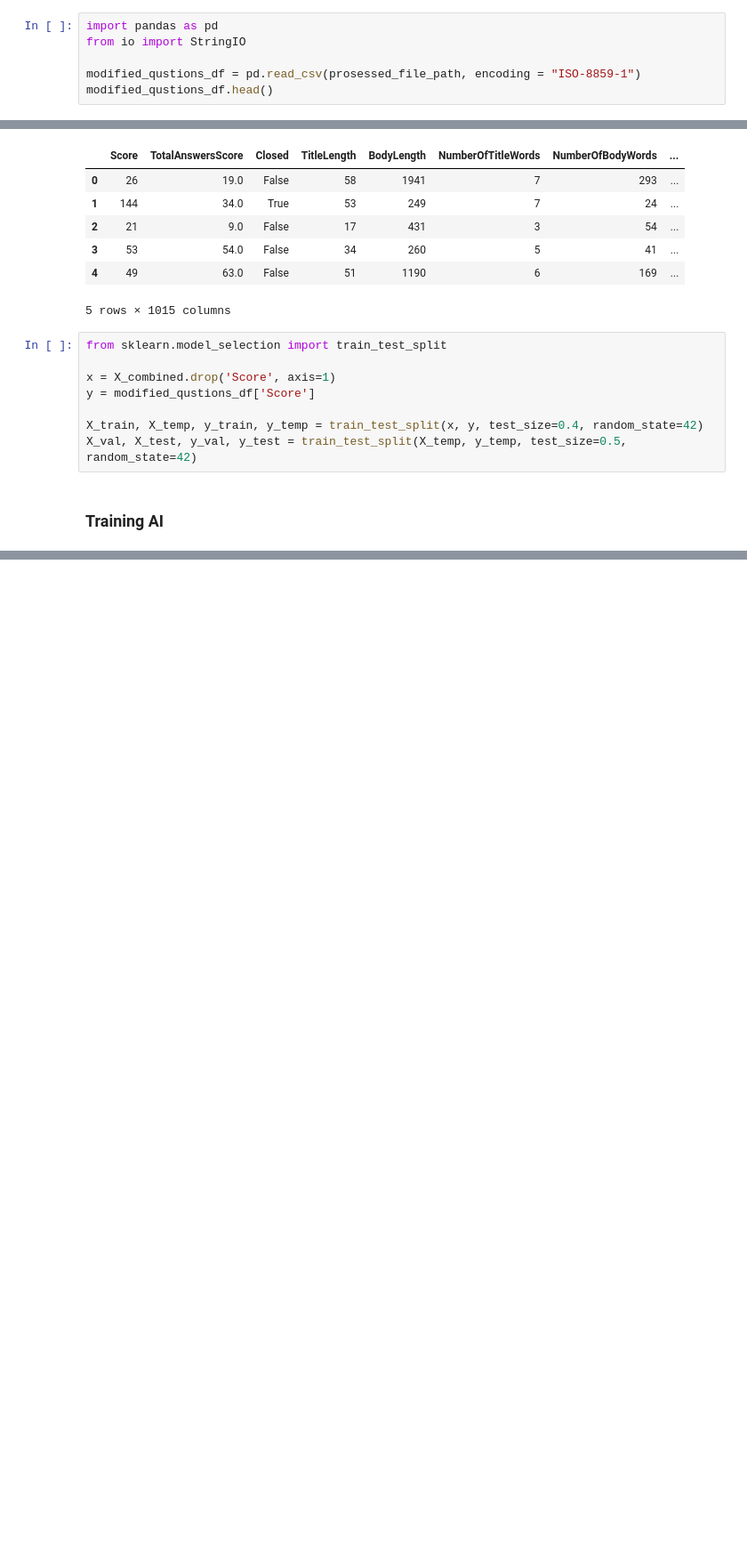
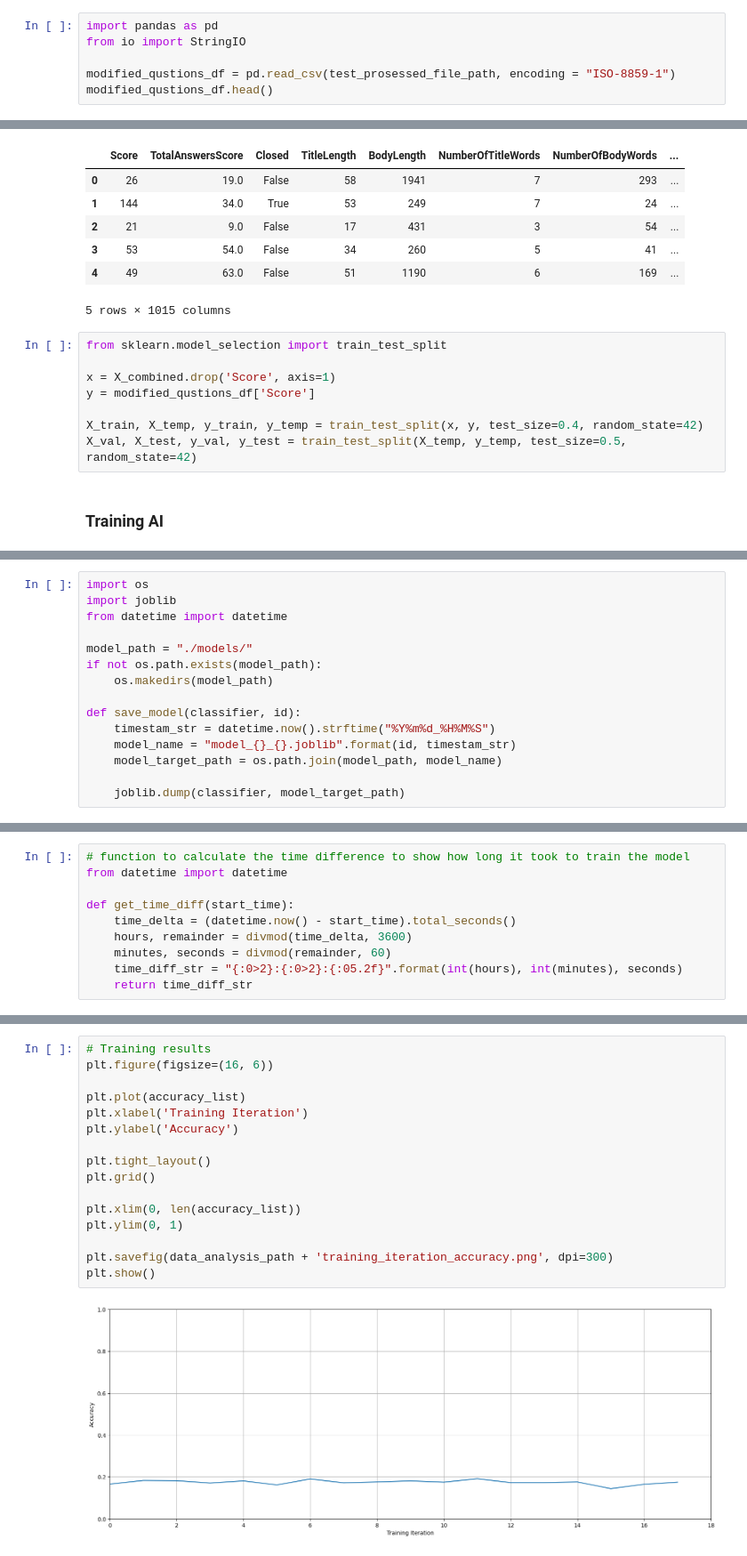
Before and after one commit to marcinkaczmarzyk/ai_stack_overflow, a Jupyter notebook: AI Stack Overflow predictions .ipynb, the cells around one changed output, grey strips where cells are left out. Shown: that part at 89% size. Saved outputs shown, nothing was run; the diff lists cells and outputs as text; blank space fills up the shorter version.

Commit message:
created new training mechanism

```diff
--- a/AI Stack Overflow predictions .ipynb
+++ b/AI Stack Overflow predictions .ipynb
@@ -96,7 +83,7 @@ test_prosessed_file_path = './First_10000_Questions_with_TotalAnswersScore.csv';
 import pandas as pd
 from io import StringIO
 
-modified_qustions_df = pd.read_csv(prosessed_file_path, encoding = "ISO-8859-1")
+modified_qustions_df = pd.read_csv(test_prosessed_file_path, encoding = "ISO-8859-1")
 modified_qustions_df.head()
 # %% [output]
 |  | Id | Score | Title | Body | TotalAnswersScore | Closed |
@@ -561,0 +538,15 @@ plt.show()
+# %%
+import os
+import joblib
+from datetime import datetime
+
+model_path = "./models/"
+if not os.path.exists(model_path):
+    os.makedirs(model_path)
+
+def save_model(classifier, id):
+    timestam_str = datetime.now().strftime("%Y%m%d_%H%M%S")
+    model_name = "model_{}_{}.joblib".format(id, timestam_str)
+    model_target_path = os.path.join(model_path, model_name)
+
+    joblib.dump(classifier, model_target_path)
@@ -561,0 +557,10 @@ plt.show()
+# %%
+# function to calculate the time difference to show how long it took to train the model
+from datetime import datetime
+
+def get_time_diff(start_time):
+    time_delta = (datetime.now() - start_time).total_seconds()
+    hours, remainder = divmod(time_delta, 3600)
+    minutes, seconds = divmod(remainder, 60)
+    time_diff_str = "{:0>2}:{:0>2}:{:05.2f}".format(int(hours), int(minutes), seconds)
+    return time_diff_str
@@ -561,0 +618,18 @@ plt.show()
+# %%
+# Training results
+plt.figure(figsize=(16, 6))
+
+plt.plot(accuracy_list)
+plt.xlabel('Training Iteration')
+plt.ylabel('Accuracy')
+
+plt.tight_layout()
+plt.grid()
+
+plt.xlim(0, len(accuracy_list))
+plt.ylim(0, 1)
+
+plt.savefig(data_analysis_path + 'training_iteration_accuracy.png', dpi=300)
+plt.show()
+# %% [output]
+[figure, added]
```
Also changed, not shown: parts of 15 cells of this notebook, 5 other files.
